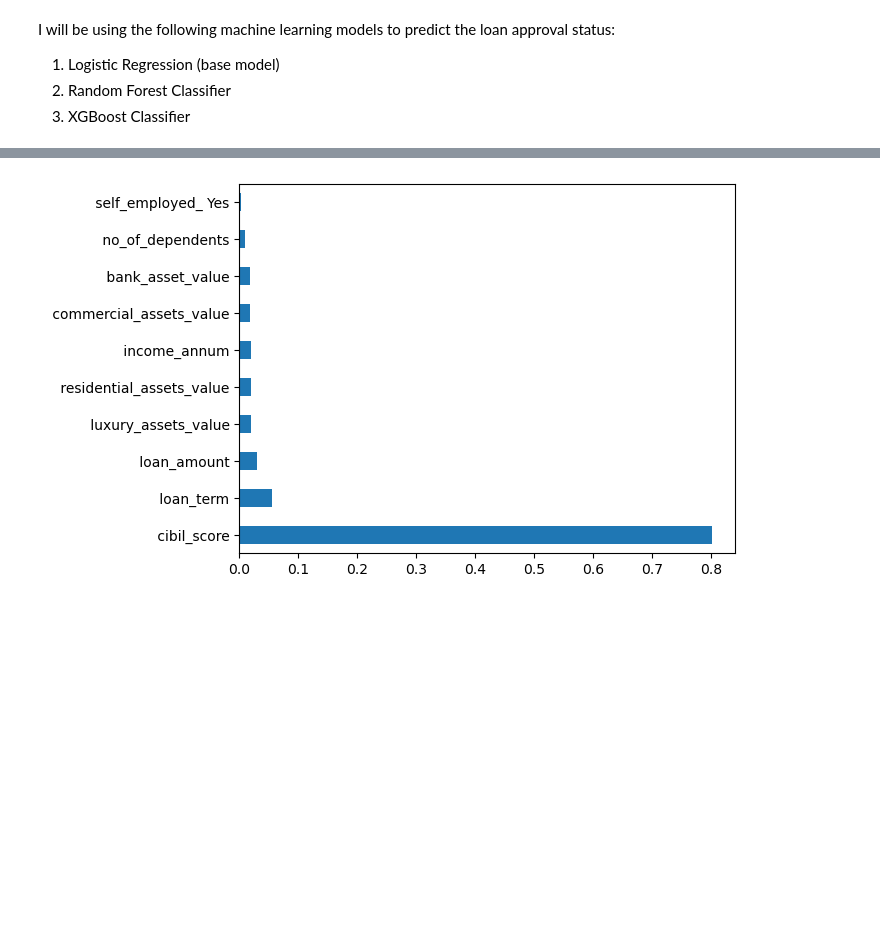
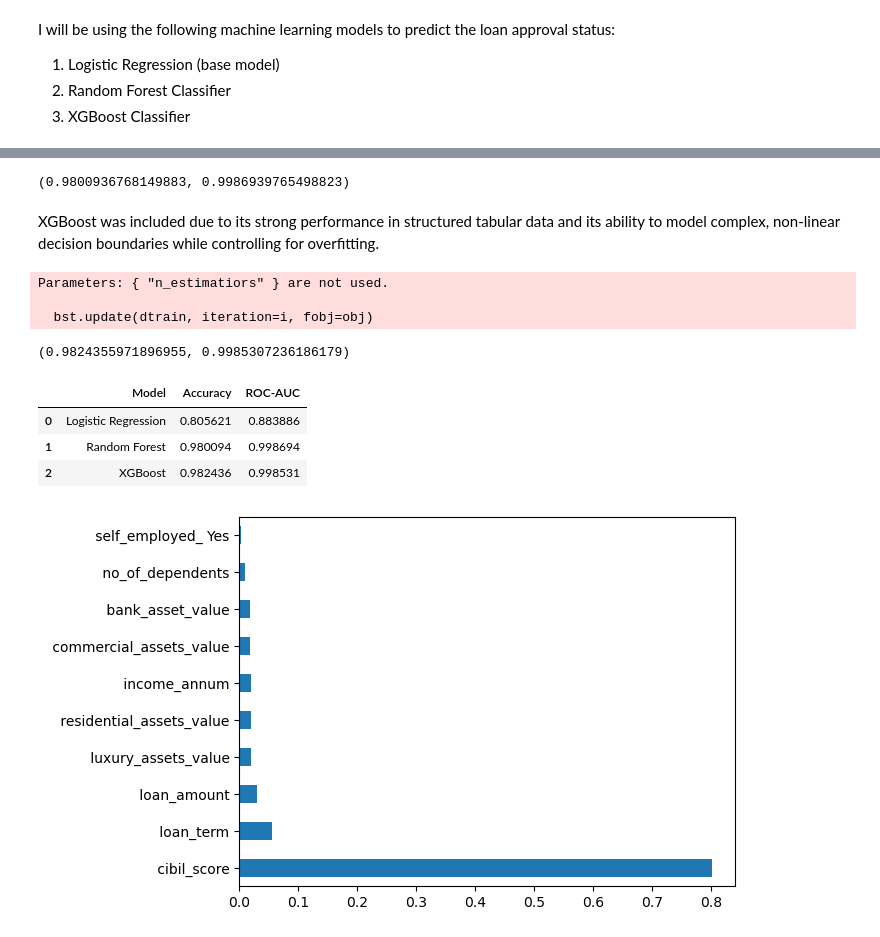
Before and after one commit to TaisyToming/data-science-projects, a Jupyter notebook: Loan Approval Prediction/Loan Approval Prediction.ipynb, the cells around one changed output, grey strips where cells are left out. Saved outputs shown, nothing was run; the diff lists cells and outputs as text; code cells hidden in the pictures; blank space fills up the shorter version.

Commit message:
Model training

```diff
--- a/Loan Approval Prediction/Loan Approval Prediction.ipynb
+++ b/Loan Approval Prediction/Loan Approval Prediction.ipynb
@@ -286,5 +341,22 @@ I will be using the following machine learning models to predict the loan approv
 # %%
-# model_rf = RandomForestClassifier()
-# model_rf.fit(X_train_all, y_train)
-# prediction_rf = model_rf.predict(X_test_all)
-# print(f'Accuracy: {accuracy_score(y_test, prediction_rf) * 100:.2f}%')
+rf_all = Pipeline(
+    steps = [
+        ('preprocess', preprocess_all),
+        ('model', RandomForestClassifier(
+            n_estimators=200,
+            random_state=42
+        ))
+    ]
+)
+
+rf_all.fit(X_train_all, y_train)
+
+y_pred_rf_all = rf_all.predict(X_test_all)
+y_proba_rf_all = rf_all.predict_proba(X_test_all)[:,1]
+
+acc_rf_all  = accuracy_score(y_test, y_pred_rf_all)
+auc_rf_all = roc_auc_score(y_test, y_proba_rf_all)
+
+acc_rf_all, auc_rf_all
+# %% [output]
+(0.9800936768149883, 0.9986939765498823)
@@ -291,12 +383,32 @@ I will be using the following machine learning models to predict the loan approv
+# %% [markdown]
+XGBoost was included due to its strong performance in structured tabular data and its ability to model complex, non-linear decision boundaries while controlling for overfitting.
 # %%
-# model_xb = XGBClassifier()
-# model_xb.fit(X_train_all, y_train)
-# prediction_xb = model_xb.predict(X_test_all)
-# acc_all = accuracy_score(y_test, prediction_xb)
+xgb_all = Pipeline(
+    steps = [
+        ('preprocess', preprocess_all),
+        ('model', XGBClassifier(
+            n_estimatiors = 300,
+            max_depth = 4,
+            learning_rate = 0.05,
+            subsample = 0.8,
+            colsample_bytree = 0.8,
+            eval_metric = 'logloss',
+            random_state = 42
+        ))
+    ]
+)
 
-# model_xb_no = XGBClassifier()
-# model_xb_no.fit(X_train_no, y_train)
-# prediction_xb_no = model_xb_no.predict(X_test_no)
-# acc_no = accuracy_score(y_test, prediction_xb_no)
-# print(f"Accuracy with CIBIL: {acc_all}")
-# print(f"Accuracy without CIBIL: {acc_no}")
+xgb_all.fit(X_train_all, y_train)
+
+y_pred_xgb_all = xgb_all.predict(X_test_all)
+y_proba_xgb_all = xgb_all.predict_proba(X_test_all)[:,1]
+
+acc_xgb_all  = accuracy_score(y_test, y_pred_xgb_all)
+auc_xgb_all = roc_auc_score(y_test, y_proba_xgb_all)
+
+acc_xgb_all, auc_xgb_all
+# %% [output]
+Parameters: { "n_estimatiors" } are not used.
+
+  bst.update(dtrain, iteration=i, fobj=obj)
+(0.9824355971896955, 0.9985307236186179)
@@ -303,3 +440,16 @@ I will be using the following machine learning models to predict the loan approv
+# %%
+results = pd.DataFrame({
+    'Model': ['Logistic Regression', 'Random Forest', 'XGBoost'],
+    'Accuracy': [acc_lr, acc_rf, acc_xgb],
+    'ROC-AUC': [auc_lr, auc_rf, auc_xgb]
+})
+
+results
+# %% [output]
+|  | Model | Accuracy | ROC-AUC |
+| 0 | Logistic Regression | 0.805621 | 0.883886 |
+| 1 | Random Forest | 0.980094 | 0.998694 |
+| 2 | XGBoost | 0.982436 | 0.998531 |
 # %%
 # import matplotlib.pyplot as plt
 
```
Also changed, not shown: parts of 22 cells of this notebook.
